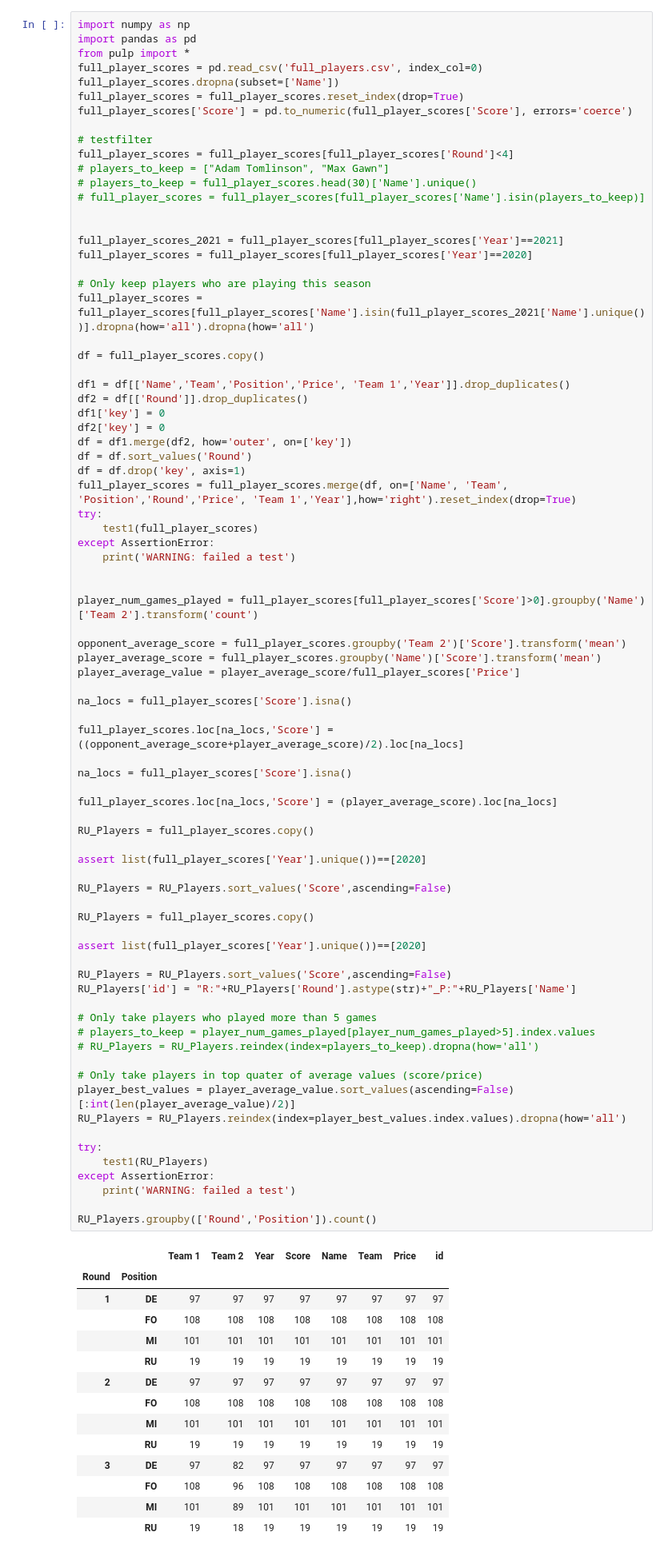
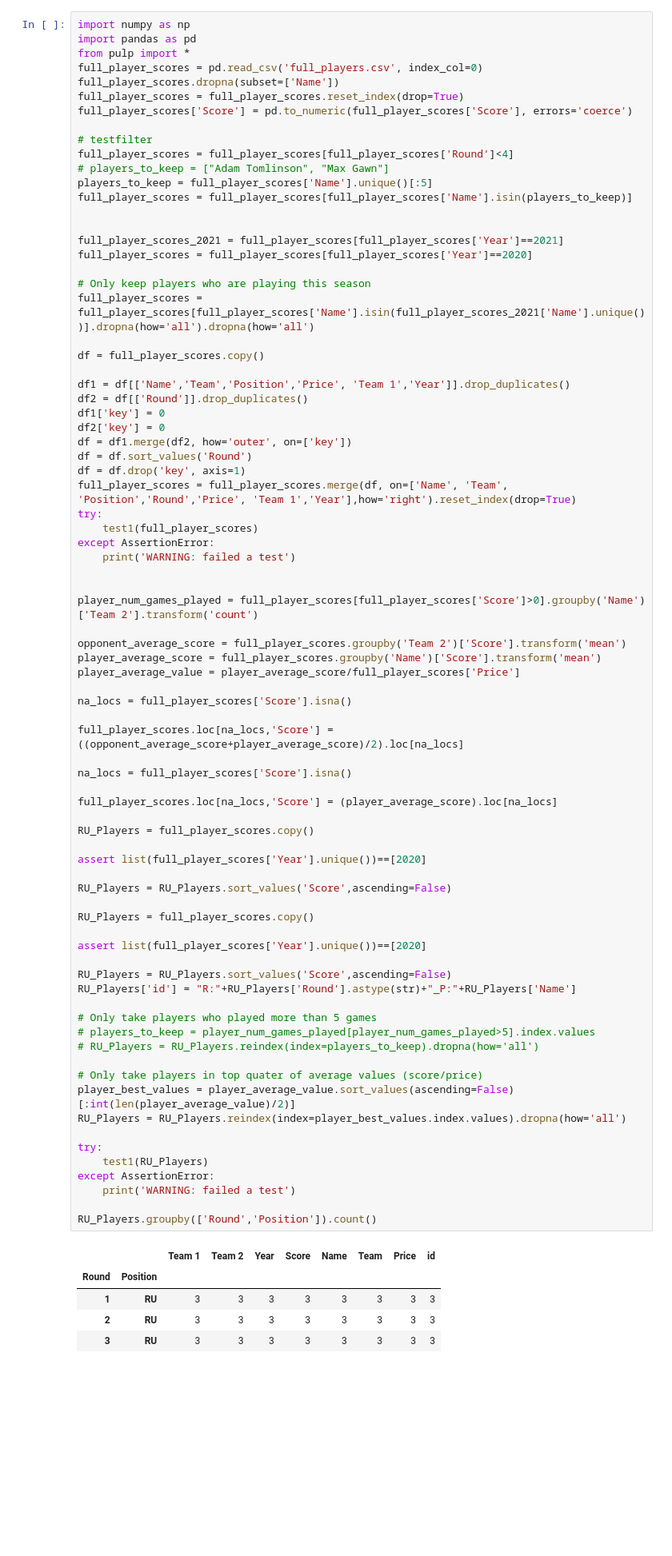
Before and after one commit to conradbez/afl_optimiser, a Jupyter notebook: AFL.ipynb, the cells around one changed output. Shown at 80% size. Cells and saved outputs as stored; diff of their text form; blank space fills up the shorter version.

```diff
--- a/AFL.ipynb
+++ b/AFL.ipynb
@@ -42,8 +42,8 @@ full_player_scores['Score'] = pd.to_numeric(full_player_scores['Score'], errors=
 # testfilter
 full_player_scores = full_player_scores[full_player_scores['Round']<4]
 # players_to_keep = ["Adam Tomlinson", "Max Gawn"]
-# players_to_keep = full_player_scores.head(30)['Name'].unique()
-# full_player_scores = full_player_scores[full_player_scores['Name'].isin(players_to_keep)]
+players_to_keep = full_player_scores['Name'].unique()[:5]
+full_player_scores = full_player_scores[full_player_scores['Name'].isin(players_to_keep)]
 
 
 full_player_scores_2021 = full_player_scores[full_player_scores['Year']==2021]
@@ -85,45 +85,36 @@ full_player_scores.loc[na_locs,'Score'] = (player_average_score).loc[na_locs]
 RU_Players = full_player_scores.copy()
 
 assert list(full_player_scores['Year'].unique())==[2020]
 
 RU_Players = RU_Players.sort_values('Score',ascending=False)
 
 RU_Players = full_player_scores.copy()
 
 assert list(full_player_scores['Year'].unique())==[2020]
 
 RU_Players = RU_Players.sort_values('Score',ascending=False)
 RU_Players['id'] = "R:"+RU_Players['Round'].astype(str)+"_P:"+RU_Players['Name']
 
 # Only take players who played more than 5 games
 # players_to_keep = player_num_games_played[player_num_games_played>5].index.values
 # RU_Players = RU_Players.reindex(index=players_to_keep).dropna(how='all')
 
 # Only take players in top quater of average values (score/price)
 player_best_values = player_average_value.sort_values(ascending=False)[:int(len(player_average_value)/2)]
 RU_Players = RU_Players.reindex(index=player_best_values.index.values).dropna(how='all')
 
 try:
     test1(RU_Players)
 except AssertionError:
     print('WARNING: failed a test')
 
 RU_Players.groupby(['Round','Position']).count()
 # %% [output]
 |  |  | Team 1 | Team 2 | Year | Score | Name | Team | Price | id |
 | Round | Position |  |  |  |  |  |  |  |  |
-| 1 | DE | 97 | 97 | 97 | 97 | 97 | 97 | 97 | 97 |
-|  | FO | 108 | 108 | 108 | 108 | 108 | 108 | 108 | 108 |
-|  | MI | 101 | 101 | 101 | 101 | 101 | 101 | 101 | 101 |
-|  | RU | 19 | 19 | 19 | 19 | 19 | 19 | 19 | 19 |
-| 2 | DE | 97 | 97 | 97 | 97 | 97 | 97 | 97 | 97 |
-|  | FO | 108 | 108 | 108 | 108 | 108 | 108 | 108 | 108 |
-|  | MI | 101 | 101 | 101 | 101 | 101 | 101 | 101 | 101 |
-|  | RU | 19 | 19 | 19 | 19 | 19 | 19 | 19 | 19 |
-| 3 | DE | 97 | 82 | 97 | 97 | 97 | 97 | 97 | 97 |
-|  | FO | 108 | 96 | 108 | 108 | 108 | 108 | 108 | 108 |
-|  | MI | 101 | 89 | 101 | 101 | 101 | 101 | 101 | 101 |
-|  | RU | 19 | 18 | 19 | 19 | 19 | 19 | 19 | 19 |
+| 1 | RU | 3 | 3 | 3 | 3 | 3 | 3 | 3 | 3 |
+| 2 | RU | 3 | 3 | 3 | 3 | 3 | 3 | 3 | 3 |
+| 3 | RU | 3 | 3 | 3 | 3 | 3 | 3 | 3 | 3 |
 # %%
 player_contraints = {}
 prob = LpProblem("aflProblem", LpMaximize)
```
Also changed, not shown: parts of 4 cells of this notebook.
